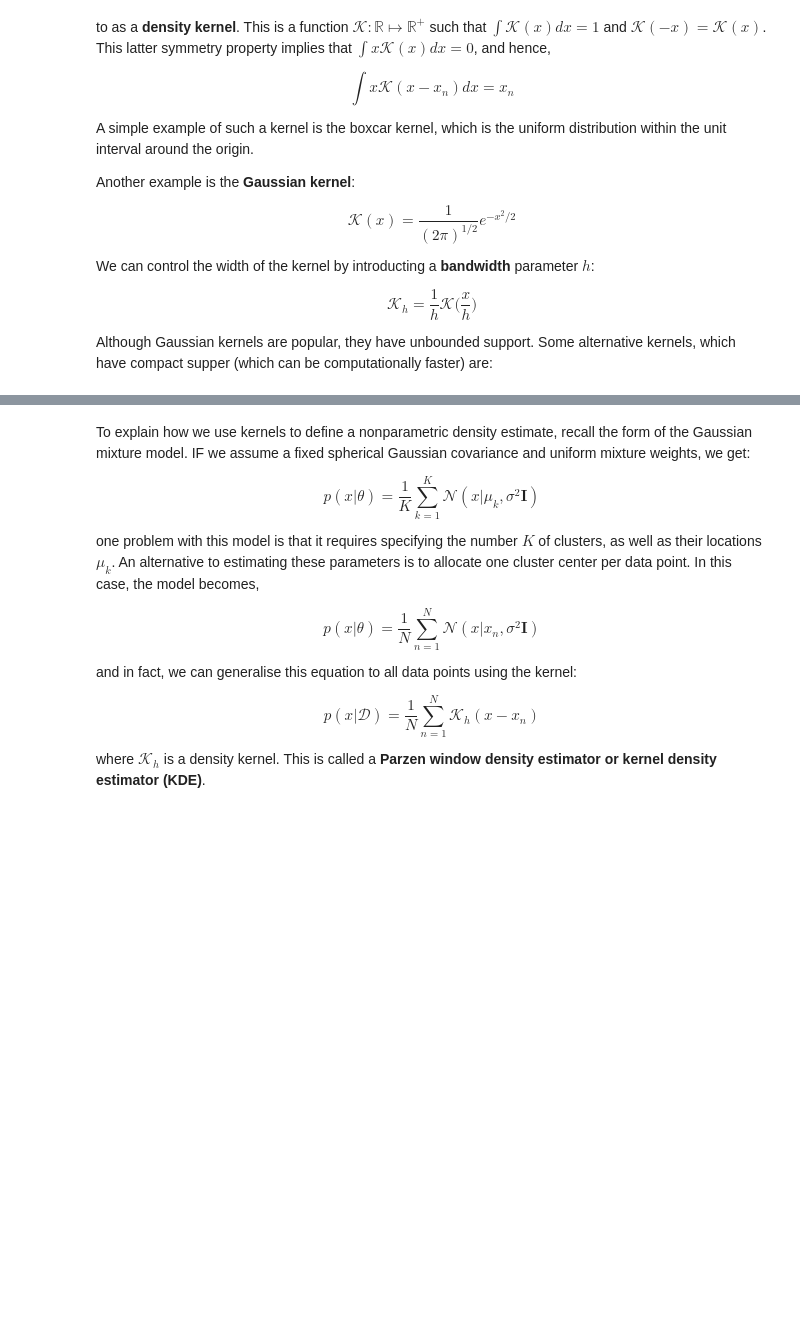
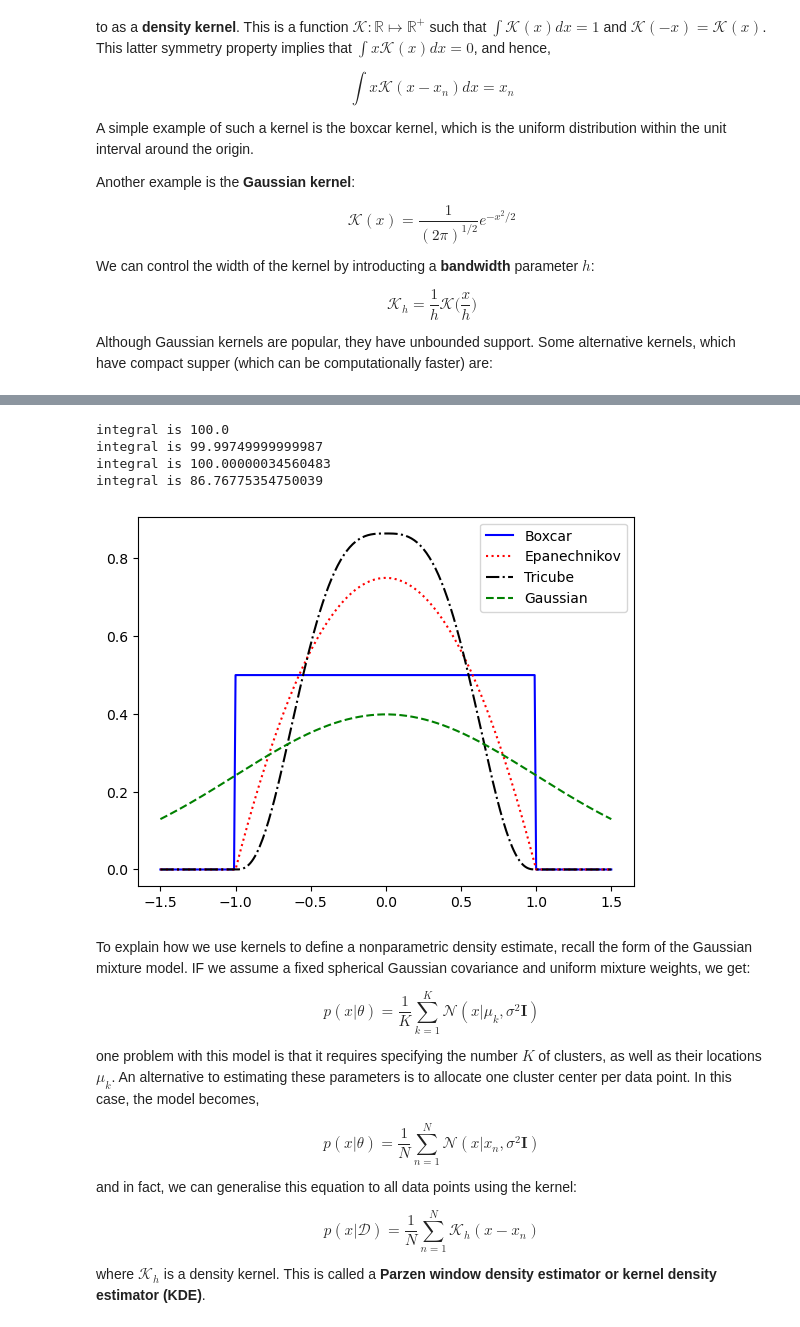
Before and after one commit to ML-MIC/MLMIIN, a Jupyter notebook: 5_3_Density_Estimation/T_5_3_DE.ipynb, the cells around one changed output, grey strips where cells are left out. Drawn from its saved outputs; the diff is of its cells as text; code cells hidden in the pictures; blank space fills up the shorter version.

```diff
--- a/5_3_Density_Estimation/T_5_3_DE.ipynb
+++ b/5_3_Density_Estimation/T_5_3_DE.ipynb
@@ -514,3 +603,59 @@ integral is 86.76775354750039
+# %%
+import numpy as np
+import matplotlib.pyplot as plt
+
+
+def plotColors():
+
+    colors = ["b", "r", "k", "g", "c", "y", "m", "r", "b", "k", "g", "c", "y", "m"]
+    symbols = ["o", "x", "*", ">", "<", "^", "v", "+", "p", "h", "s", "d", "o", "x"]
+    styles = ["-", ":", "-.", "--", "-", ":", "-.", "--", "-", ":", "-.", "--", "-", ":", "-.", "--"]
+    Str = []
+    for i in range(0, len(colors)):
+        Str.append(colors[i] + styles[i])
+    return [styles, colors, symbols, Str]
+
+
+def box(u):
+    return (1 / 2) * (abs(u) <= 1)
+
+
+def epa(u):
+    return (3 / 4) * (1 - np.power(u, 2)) * (abs(u) <= 1)
+
+
+def tri(u):
+    return (70 / 81) * np.power((1 - np.power(abs(u), 3)), 3) * (abs(u) <= 1)
+
+
+def gauss(u):
+    return (1 / np.sqrt(2 * np.pi)) * np.exp(-np.power(u, 2) / 2)
+
+
+fns = [box, epa, tri, gauss]
+names = ["Boxcar", "Epanechnikov", "Tricube", "Gaussian"]
+
+xs = np.arange(-1.5, 1.501, 0.01)
+[styles, colors, symbols, Str] = plotColors()
+
+smoothingKernalPlot = plt.figure()
+
+for i in range(0, len(fns)):
+    f = fns[i]
+    fx = f(xs)
+    b = xs[1] - xs[0]
+    print("integral is " + str(sum(fx)))
+    smoothingKernalPlot = plt.plot(xs, fx, styles[i] + colors[i])
+
+smoothingKernalPlot = plt.legend(names)
+# plt.savefig('smoothingKernelPlot')
+plt.show()
+# %% [output]
+integral is 100.0
+integral is 99.99749999999987
+integral is 100.00000034560483
+integral is 86.76775354750039
+[figure, added]
 # %% [markdown]
 To explain how we use kernels to define a nonparametric density estimate, recall the form of the Gaussian mixture model. IF we assume a fixed spherical Gaussian covariance and uniform mixture weights, we get:
 
```
Also changed, not shown: parts of 22 cells of this notebook.
